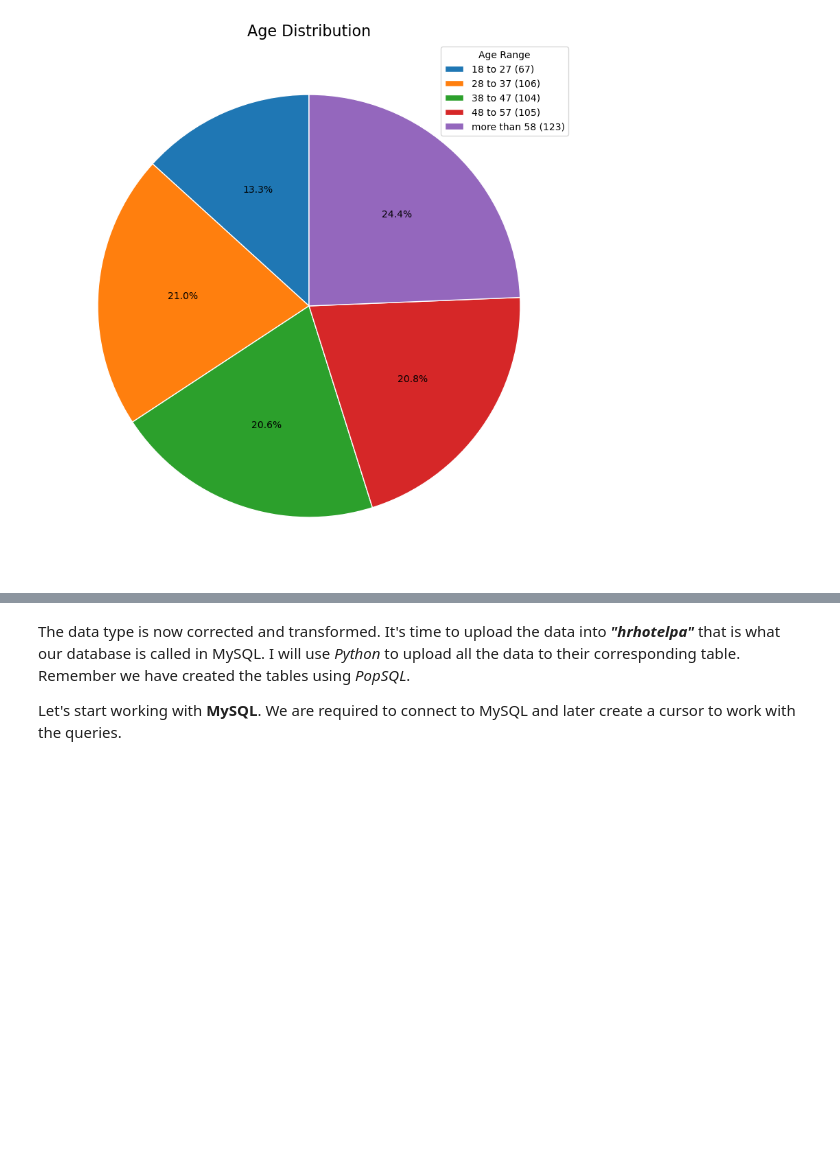
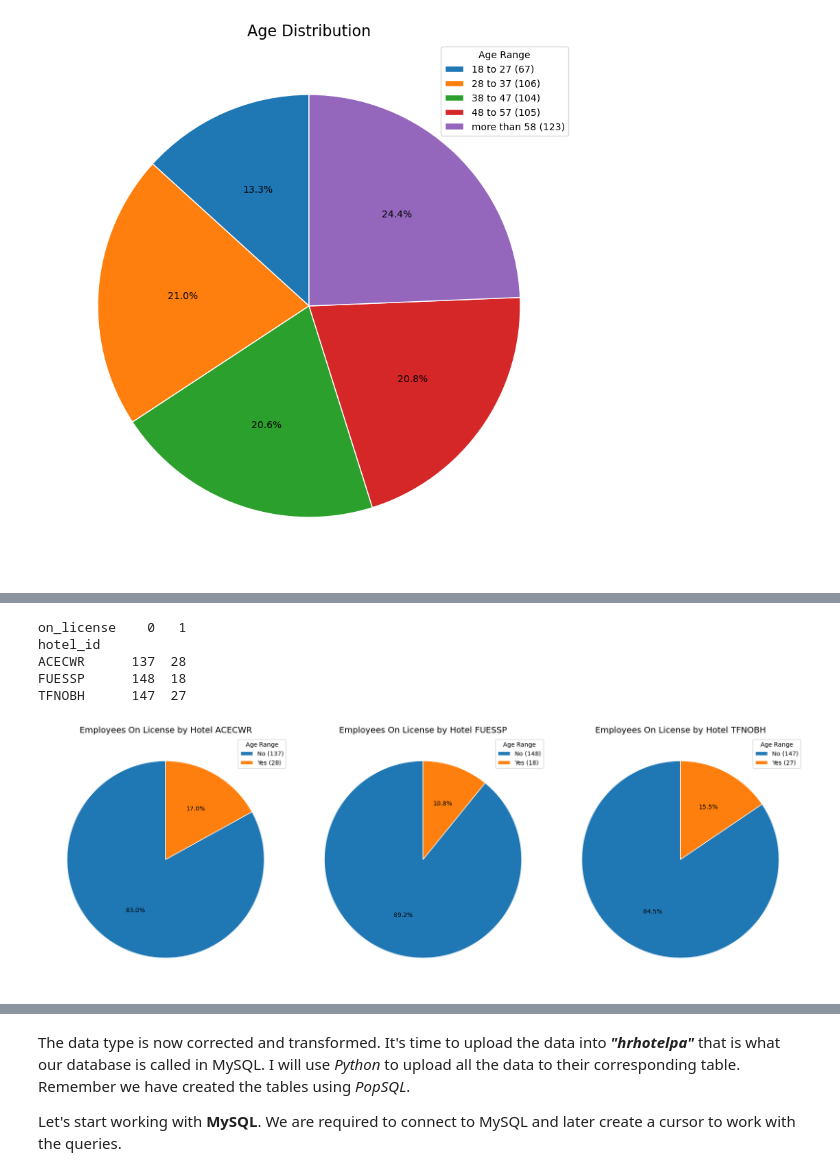
Before and after one commit to nachogalasso/da_python, a Jupyter notebook: hotel_hranalytics/hhanalysis.ipynb, the cells around one changed output, grey strips where cells are left out. Drawn from its saved outputs; the diff is of its cells as text; code cells hidden in the pictures; blank space fills up the shorter version.

```diff
--- a/hotel_hranalytics/hhanalysis.ipynb
+++ b/hotel_hranalytics/hhanalysis.ipynb
@@ -299,0 +323,23 @@ Name: count, dtype: int64
+# %%
+onlicense_by_hotel = df_rawemp.groupby(['hotel_id', 'on_license']).size().unstack()
+print(onlicense_by_hotel)
+
+fix, axs = plt.subplots(1, 3, figsize=(18, 6))
+labels_onlicense = 'No', 'Yes'
+
+for i, hotel in enumerate(onlicense_by_hotel.index):
+    ax = axs[i]
+    labels2 = [f'{age} ({count})' for age, count in zip(labels_onlicense, onlicense_by_hotel.loc[hotel])]
+    ax.pie(onlicense_by_hotel.loc[hotel], autopct='%1.1f%%', center=(4, 4), wedgeprops={"linewidth": 1, "edgecolor": "white"}, startangle=90)
+    ax.set_title(f'Employees On License by Hotel {hotel}', fontsize=14)
+    ax.legend(labels2, loc='upper right', title='Age Range')
+
+plt.tight_layout()
+plt.show()
+# %% [output]
+on_license    0   1
+hotel_id
+ACECWR      137  28
+FUESSP      148  18
+TFNOBH      147  27
+[figure, added]
```
Also changed, not shown: parts of 6 cells of this notebook.
